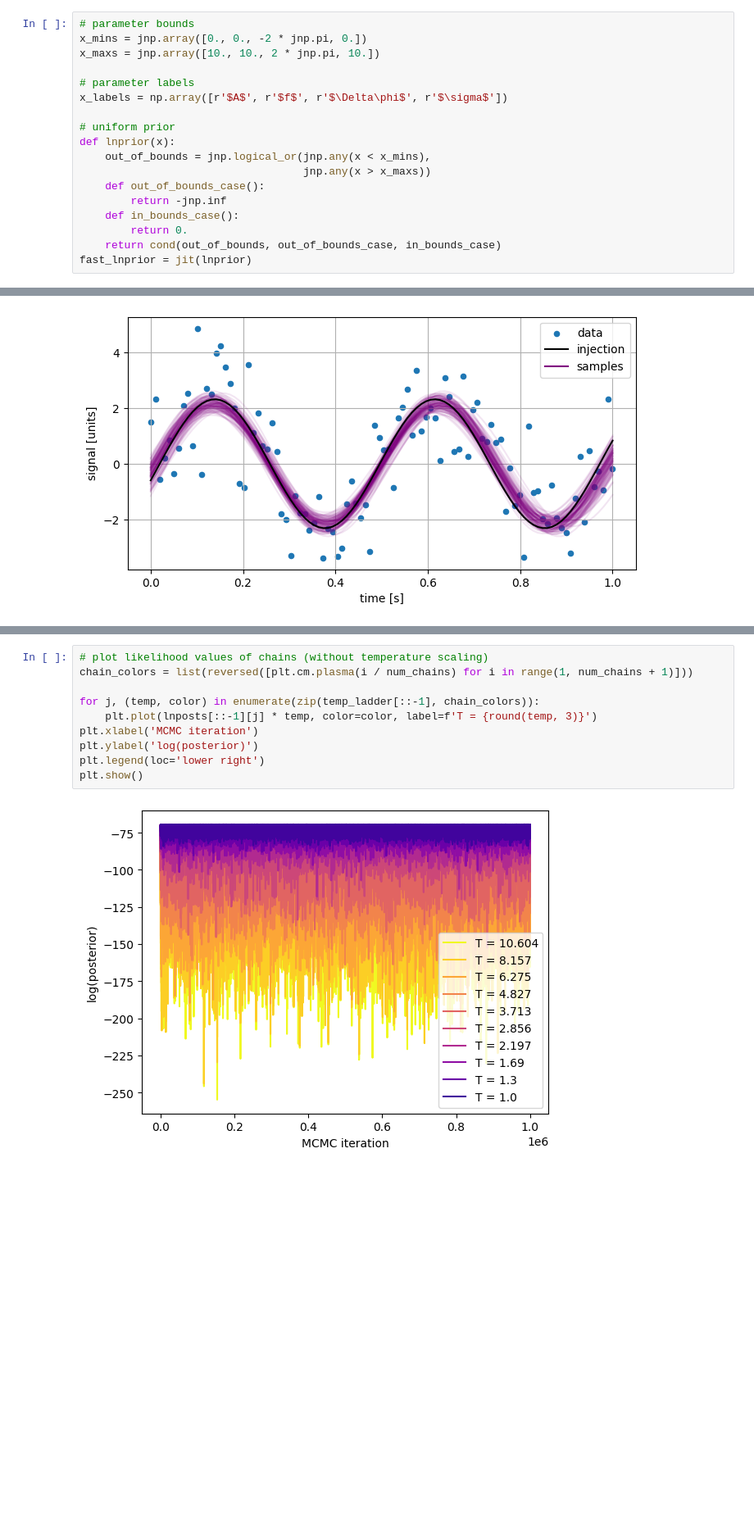
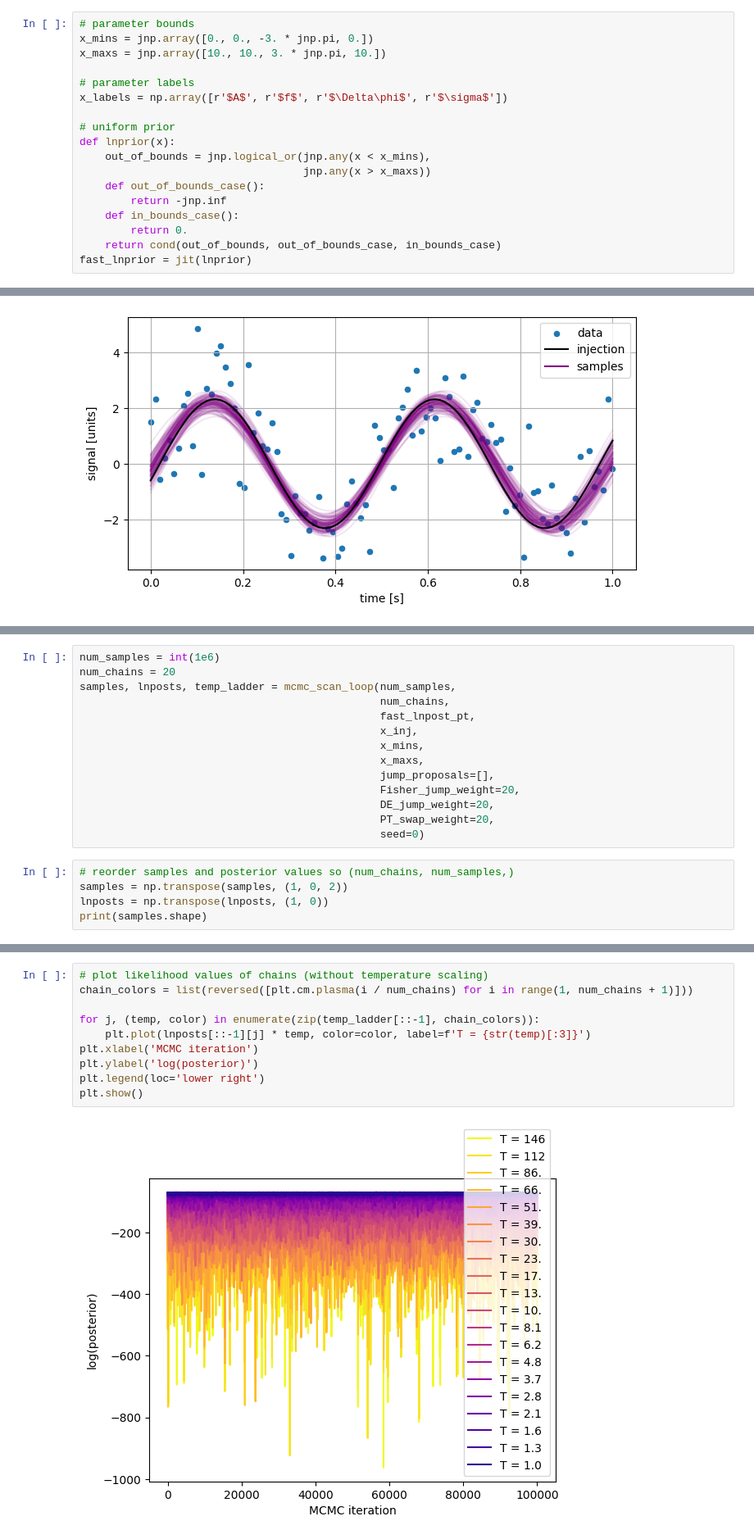
Before and after one commit to aiden-g12321/miscMCMC, a Jupyter notebook: examples/two_waves.ipynb, the cells around one changed output, grey strips where cells are left out. Shown at 82% size. Cells and saved outputs as stored; diff of their text form; blank space fills up the shorter version.

```diff
--- a/examples/two_waves.ipynb
+++ b/examples/two_waves.ipynb
@@ -80,8 +80,8 @@ We use a uniform prior over signal and noise parameters, $\mathbf{x} = (A,\,f,\,
 \end{equation}
 # %%
 # parameter bounds
-x_mins = jnp.array([0., 0., -2 * jnp.pi, 0.])
-x_maxs = jnp.array([10., 10., 2 * jnp.pi, 10.])
+x_mins = jnp.array([0., 0., -3. * jnp.pi, 0.])
+x_maxs = jnp.array([10., 10., 3. * jnp.pi, 10.])
 
 # parameter labels
 x_labels = np.array([r'$A$', r'$f$', r'$\Delta\phi$', r'$\sigma$'])
@@ -204,0 +184,19 @@ PT_swap: [0.79239576 0.79195763 0.78705118 0.77603793 0.76003721 0.71908413
+# %%
+num_samples = int(1e6)
+num_chains = 20
+samples, lnposts, temp_ladder = mcmc_scan_loop(num_samples,
+                                               num_chains,
+                                               fast_lnpost_pt,
+                                               x_inj,
+                                               x_mins,
+                                               x_maxs,
+                                               jump_proposals=[],
+                                               Fisher_jump_weight=20,
+                                               DE_jump_weight=20,
+                                               PT_swap_weight=20,
+                                               seed=0)
+# %%
+# reorder samples and posterior values so (num_chains, num_samples,)
+samples = np.transpose(samples, (1, 0, 2))
+lnposts = np.transpose(lnposts, (1, 0))
+print(samples.shape)
@@ -205,15 +211,15 @@ PT_swap: [0.79239576 0.79195763 0.78705118 0.77603793 0.76003721 0.71908413
 # %%
 # plot likelihood values of chains (without temperature scaling)
 chain_colors = list(reversed([plt.cm.plasma(i / num_chains) for i in range(1, num_chains + 1)]))
 
 for j, (temp, color) in enumerate(zip(temp_ladder[::-1], chain_colors)):
-    plt.plot(lnposts[::-1][j] * temp, color=color, label=f'T = {round(temp, 3)}')
+    plt.plot(lnposts[::-1][j] * temp, color=color, label=f'T = {str(temp)[:3]}')
 plt.xlabel('MCMC iteration')
 plt.ylabel('log(posterior)')
 plt.legend(loc='lower right')
 plt.show()
 # %% [output]
-[figure, old version]
+[figure, new version]
 # %%
 # average log-likelood over temperatures
 burnin = num_samples // 5
```
Also changed, not shown: parts of 12 cells of this notebook, 3 other files.
